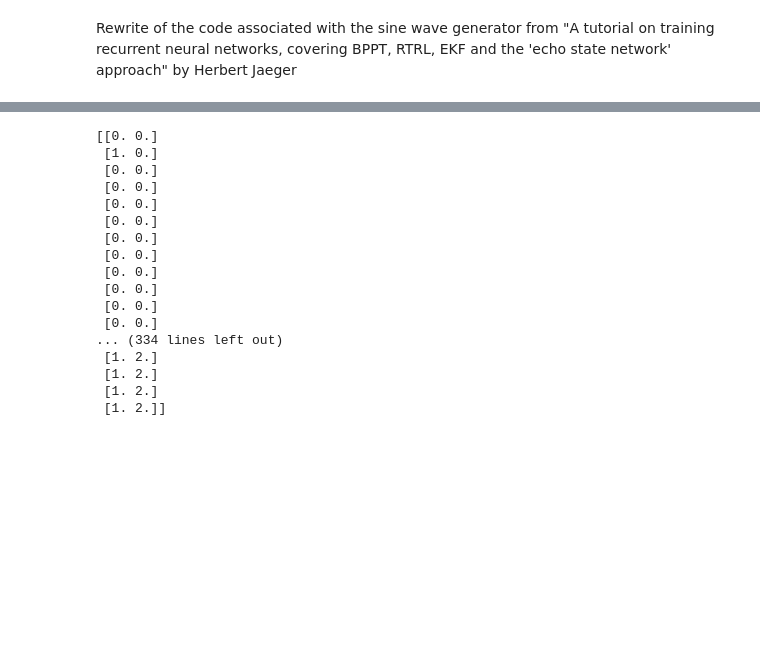
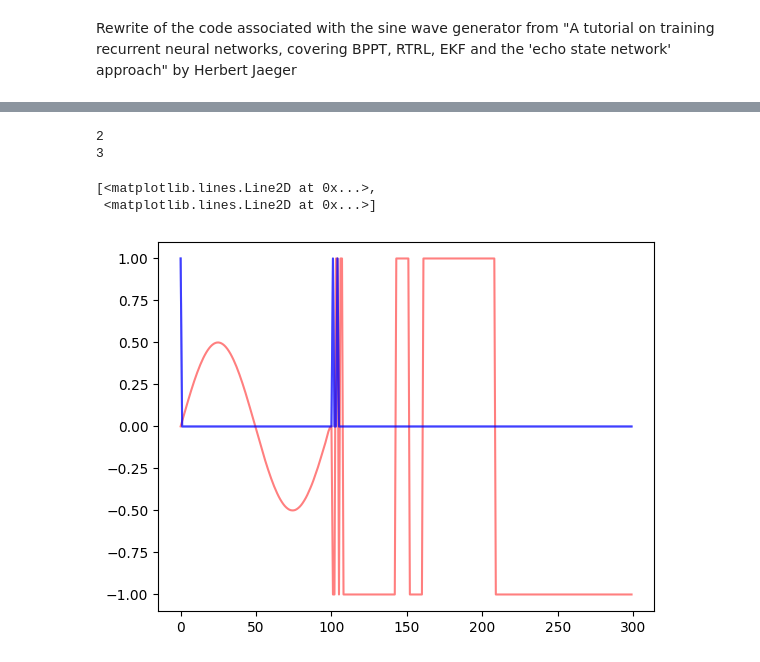
Before and after one commit to joncannon/Thesis, a Jupyter notebook: jaeger_rewrite.ipynb, the cells around one changed output, grey strips where cells are left out. Cells and saved outputs as stored; diff of their text form; code cells hidden in the pictures; blank space fills up the shorter version.

```diff
--- a/jaeger_rewrite.ipynb
+++ b/jaeger_rewrite.ipynb
@@ -571,9 +539,11 @@ esn3.display_units()
 # %%
-esn4 = ESNN(n_input=2,n_internal=4000,n_output=1,spectralRadius=3,inputScaling=1,noise_level=0.0, methodWeightCompute="pseudoinverse", connectivityScale=1, network_type ="leaky",leakage=0.6,time_constant=.1)
+esn4 = ESNN(n_input=2,n_internal=2000,n_output=1,spectralRadius=3.1,inputScaling=[1,0.001],noise_level=0.0, methodWeightCompute="pseudoinverse", connectivityScale=1, network_type ="leaky",leakage=1,atime_constant=1,ltime_constant=0.75)
 
 
 esn4.train(regiment3[0],regiment3[1],0)
 esn4.evaluate(regiment3[0],regiment3[1])
 esn4.display_units()
-print(esn4.W_output)
+print(np.mean(esn4.W_output))
+print(np.mean(abs(esn4.statemat[100,:])))
+#52000
 # %% [output]
@@ -590,29 +555,10 @@ mean square error= 64.49887626195327 error= 26.45728263433891
-# %%
-time_points=350
-inputSequence = np.zeros((time_points, 2))
-inputSequence[1,0] = 1
-#for i in np.arange(0,201,200):
-#inputSequence[i,:] = 1
-for i in np.arange(300,350,1):
-    inputSequence[i,0] = 1
-    inputSequence[i,1]=2
-
-print(inputSequence)
-# %% [output]
-[[0. 0.]
- [1. 0.]
- [0. 0.]
- [0. 0.]
- [0. 0.]
- [0. 0.]
- [0. 0.]
- [0. 0.]
- [0. 0.]
- [0. 0.]
- [0. 0.]
- [0. 0.]
-... (334 lines left out)
- [1. 2.]
- [1. 2.]
- [1. 2.]
- [1. 2.]]
+# %%
+internal,output,input = esn4.live_run(time_points=300,input_type=2)
+plt.plot(output, color="red", alpha = 0.5, label = "output")
+plt.plot(input, color="blue", alpha = 0.5, label = "input")
+# %% [output]
+2
+3
+[<matplotlib.lines.Line2D at 0x...>,
+ <matplotlib.lines.Line2D at 0x...>]
+[figure, added]
```
Also changed, not shown: parts of 15 cells of this notebook.
